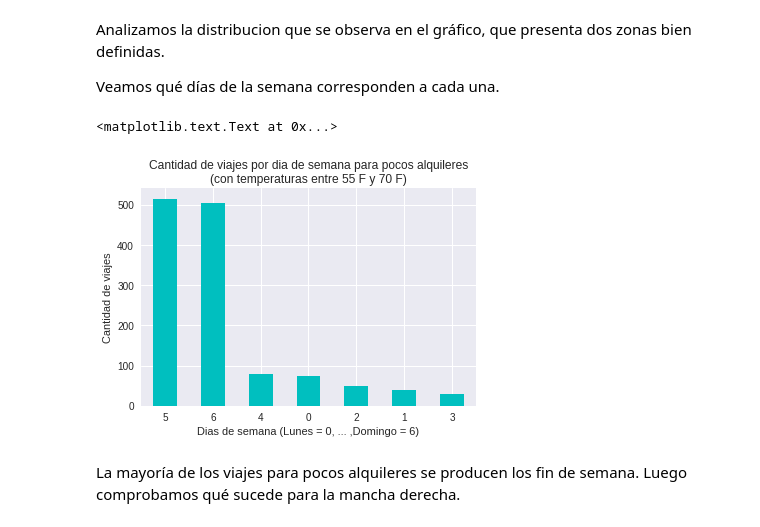
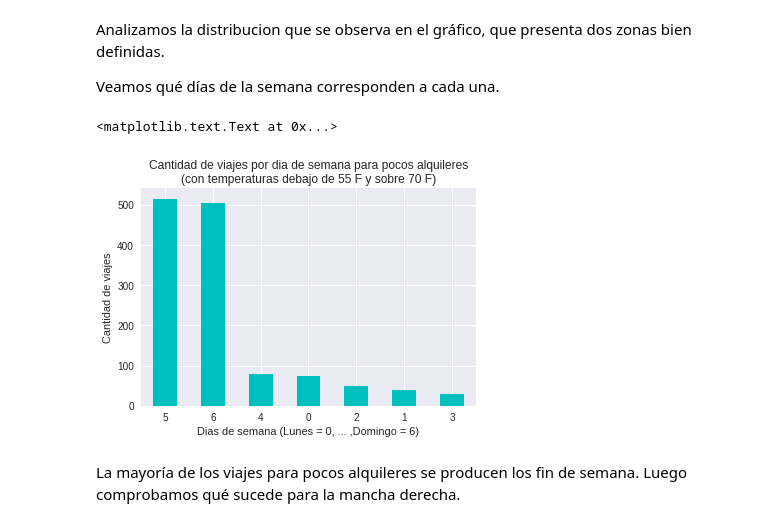
Before and after one commit to mreverter/datos-tp, a Jupyter notebook: TP1-Analisis Exploratorio.ipynb, the cells around one changed output. Cells and saved outputs as stored; diff of their text form; code cells hidden in the pictures.

```diff
--- a/TP1-Analisis Exploratorio.ipynb
+++ b/TP1-Analisis Exploratorio.ipynb
@@ -119,15 +131,15 @@ Veamos qué días de la semana corresponden a cada una.
 # %%
 weatherInfluenceDf[weatherInfluenceDf['count'] > 200][weatherInfluenceDf['count'] < 800]\
 ['date'].apply(lambda x: x.dayofweek).\
 value_counts().plot(kind='bar', color='c')
 
 plt.xlabel('Dias de semana (Lunes = 0, ... ,Domingo = 6)')
 plt.xticks(rotation=0)
 plt.ylabel('Cantidad de viajes')
-plt.title('Cantidad de viajes por dia de semana para pocos alquileres\n(con temperaturas entre 55 F y 70 F)')
+plt.title('Cantidad de viajes por dia de semana para pocos alquileres\n(con temperaturas debajo de 55 F y sobre 70 F)')
 # %% [output]
 <matplotlib.text.Text at 0x...>
-[figure, old version]
+[figure, new version]
 # %% [markdown]
 La mayoría de los viajes para pocos alquileres se producen los fin de semana.
 Luego comprobamos qué sucede para la mancha derecha.
```
Also changed, not shown: parts of 53 cells of this notebook.
